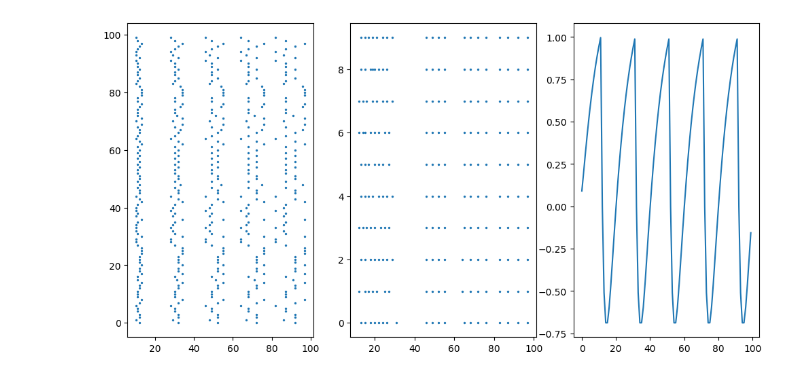
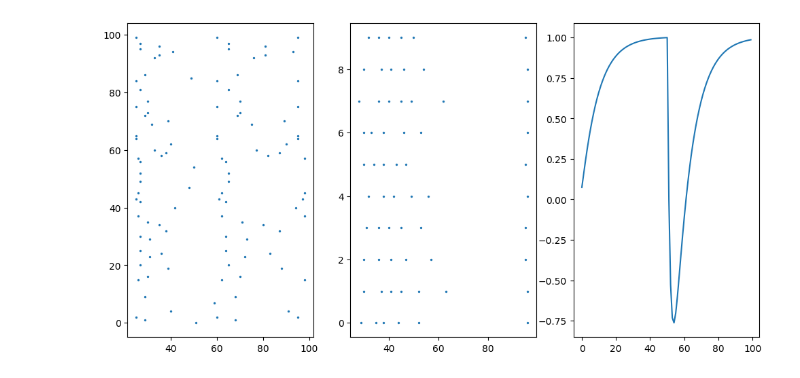
Before and after one commit to Kocytean/snn, a Jupyter notebook: Multilayer neuron activations.ipynb, the cells around one changed output. Drawn from its saved outputs; the diff is of its cells as text; code cells hidden in the pictures.

```diff
--- a/Multilayer neuron activations.ipynb
+++ b/Multilayer neuron activations.ipynb
@@ -1,31 +1,26 @@
 # %%
 from dsrm import *
 import matplotlib.pyplot as plt
 net = Network([100,10,1])
 
-def excite(ll, peak_voltage = 0.3):
-	for i in range(ll.num_units):
-		ll.a_epsilon[i]+=np.random.ranf()*peak_voltage
-
 fig, (ax1, ax2, ax3) = plt.subplots(nrows=1, ncols=3, figsize = (12,6))
 x1, y1, x2, y2, x3, y3 = [], [], [], [], [], []
 for i in range(100):
-	# excite(net.layers[0])
-	net.run(0.1)
+	net.run(0.067)
 	for ii, j in enumerate(net.layers[0].state):
 		if j:
 			x1.append(i)
 			y1.append(ii)
 	for ii, j in enumerate(net.layers[1].state):
 		if j:
 			x2.append(i)
 			y2.append(ii)
 	x3.append(i)
 	y3.append(net.layers[0].eta[0] + net.layers[0].epsilon[0])
 	Clock.tick()
 ax1.scatter(x1, y1, s=2)
 ax2.scatter(x2, y2, s=2)
 ax3.plot(x3, y3)
 fig.show()
 # %% [output]
-[figure, old version]
+[figure, new version]
```
